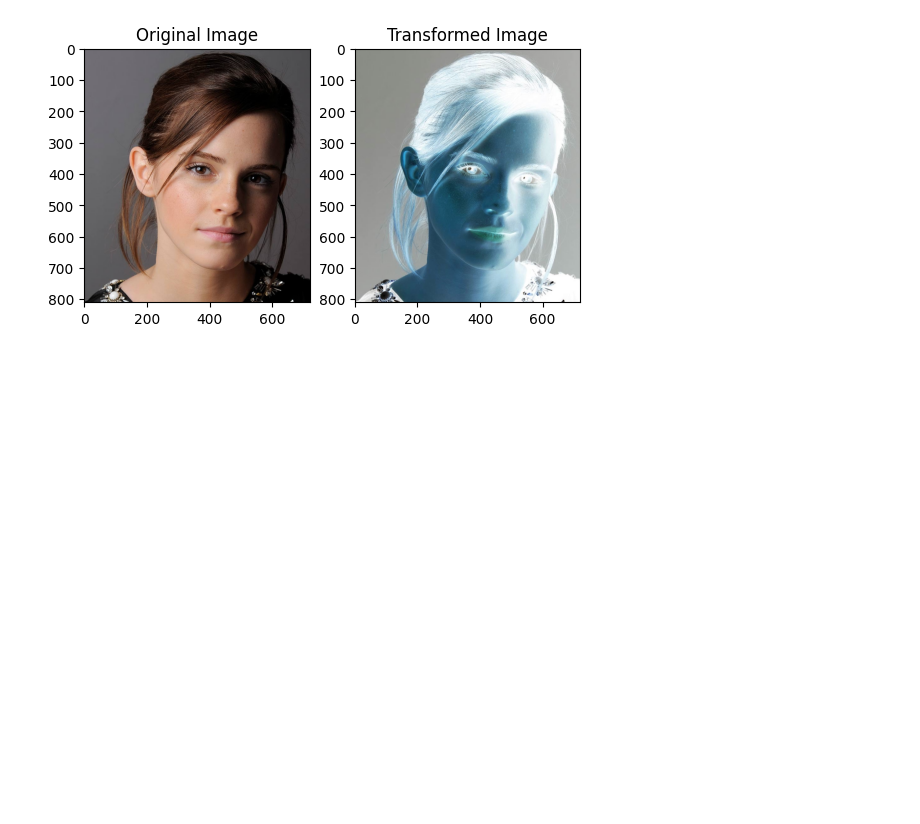
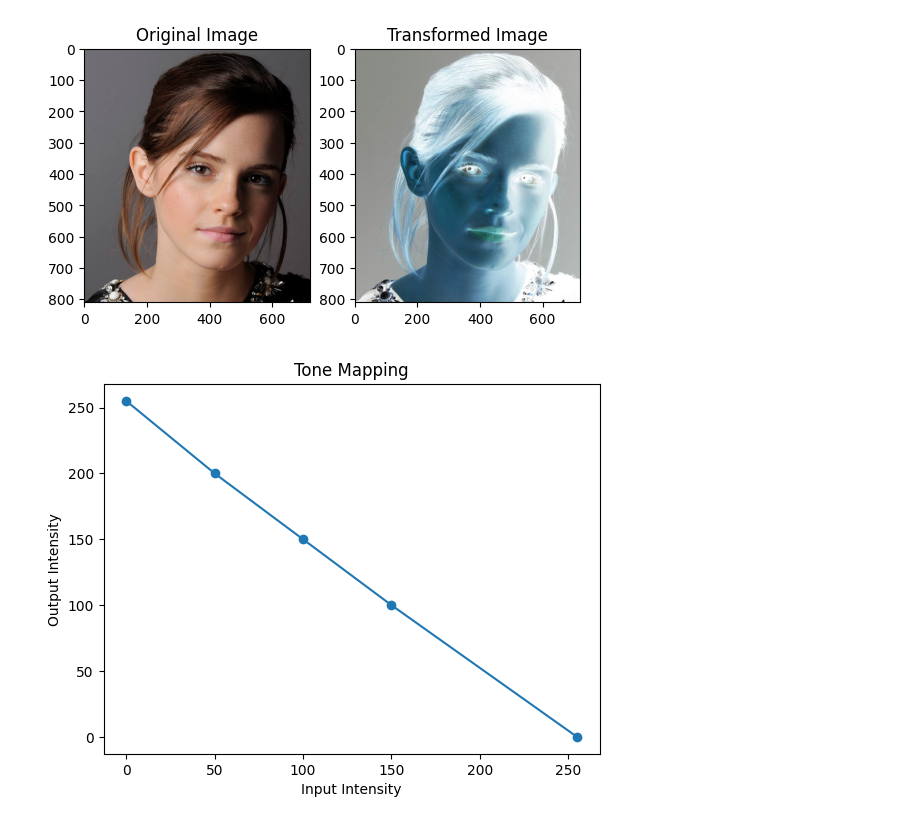
Before and after one commit to Thaminduu/Assignment_01, a Jupyter notebook: Untitled-1.ipynb, the cells around one changed output. Saved outputs shown, nothing was run; the diff lists cells and outputs as text; code cells hidden in the pictures; blank space fills up the shorter version.

```diff
--- a/Untitled-1.ipynb
+++ b/Untitled-1.ipynb
@@ -81,3 +81,13 @@ plt.title('Transformed Image')
 plt.show()
 # %% [output]
 [figure]
+# %%
+#breakpoints = np.array([[0, 255], [50, 200], [100, 150], [150, 100], [255, 0]])
+#display this as a plot with the x-axis as the input intensity and the y-axis as the output intensity.
+plt.plot(breakpoints[:, 0], breakpoints[:, 1], marker='o')
+plt.xlabel('Input Intensity')
+plt.ylabel('Output Intensity')
+plt.title('Tone Mapping')
+plt.show()
+# %% [output]
+[figure, added]
```
Also changed, not shown: parts of 3 cells of this notebook.
